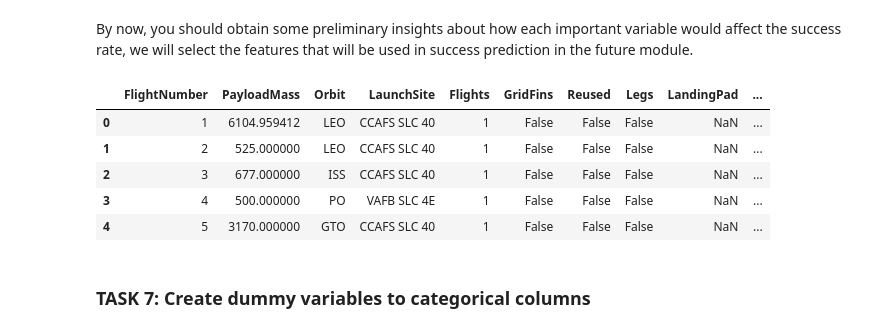
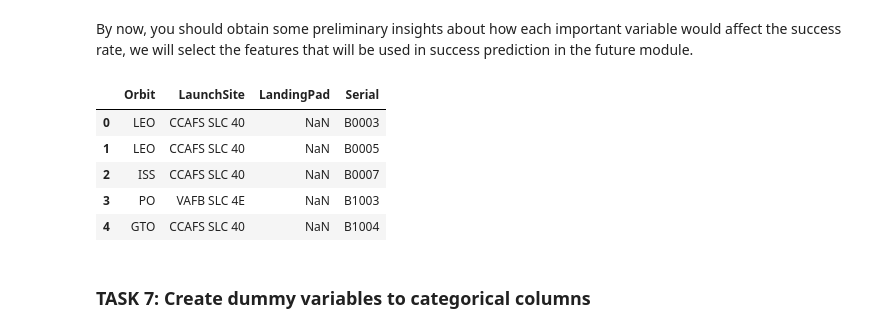
Before and after one commit to trbashyal/Data-Science, a Jupyter notebook: EDA Lab Data Visualization.ipynb, the cells around one changed output. Drawn from its saved outputs; the diff is of its cells as text; code cells hidden in the pictures.

```diff
--- a/EDA Lab Data Visualization.ipynb
+++ b/EDA Lab Data Visualization.ipynb
@@ -181,13 +196,15 @@ By now, you should obtain some preliminary insights about how each important var
 # %%
 features = df[['FlightNumber', 'PayloadMass', 'Orbit', 'LaunchSite', 'Flights', 'GridFins', 'Reused', 'Legs', 'LandingPad', 'Block', 'ReusedCount', 'Serial']]
 features.head()
+feature1=df[['Orbit', 'LaunchSite', 'LandingPad', 'Serial']]
+feature1.head()
 # %% [output]
-|  | FlightNumber | PayloadMass | Orbit | LaunchSite | Flights | GridFins | Reused | Legs | LandingPad | ... |
-| 0 | 1 | 6104.959412 | LEO | CCAFS SLC 40 | 1 | False | False | False | NaN | ... |
-| 1 | 2 | 525.000000 | LEO | CCAFS SLC 40 | 1 | False | False | False | NaN | ... |
-| 2 | 3 | 677.000000 | ISS | CCAFS SLC 40 | 1 | False | False | False | NaN | ... |
-| 3 | 4 | 500.000000 | PO | VAFB SLC 4E | 1 | False | False | False | NaN | ... |
-| 4 | 5 | 3170.000000 | GTO | CCAFS SLC 40 | 1 | False | False | False | NaN | ... |
+|  | Orbit | LaunchSite | LandingPad | Serial |
+| 0 | LEO | CCAFS SLC 40 | NaN | B0003 |
+| 1 | LEO | CCAFS SLC 40 | NaN | B0005 |
+| 2 | ISS | CCAFS SLC 40 | NaN | B0007 |
+| 3 | PO | VAFB SLC 4E | NaN | B1003 |
+| 4 | GTO | CCAFS SLC 40 | NaN | B1004 |
 # %% [markdown]
 ### TASK  7: Create dummy variables to categorical columns
 # %% [markdown]
```
Also changed, not shown: parts of 6 cells of this notebook, 3 other files.
